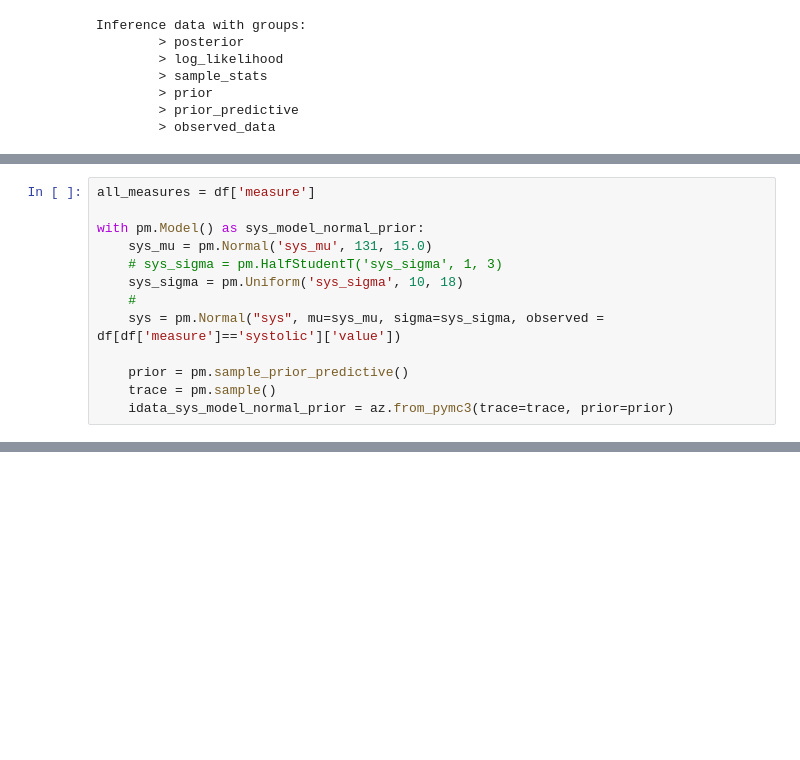
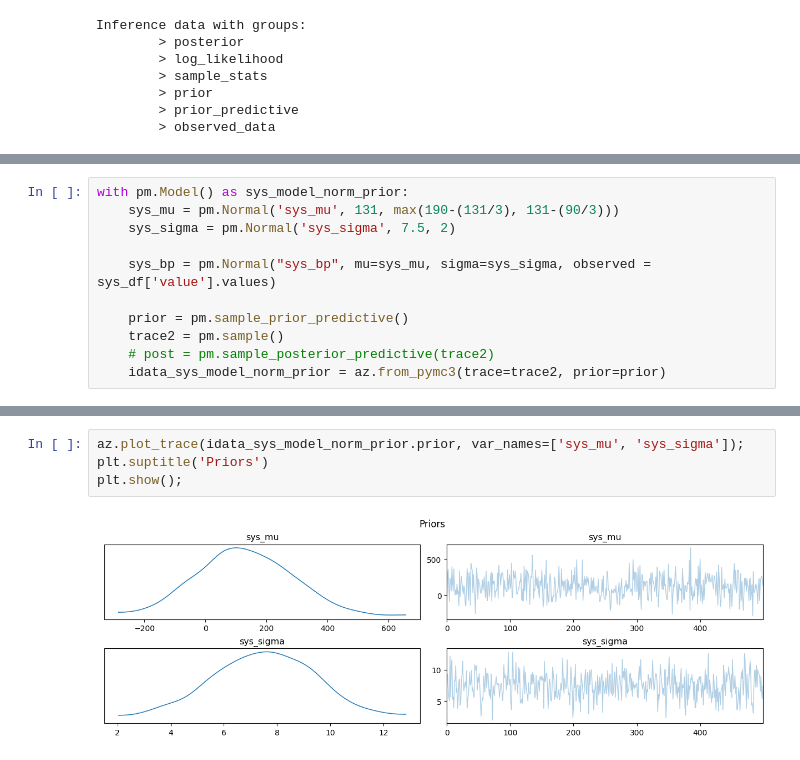
Before and after one commit to jointprob/bmcp-notes, a Jupyter notebook: projects/blood-pressure/blood-pressure.ipynb, the cells around one changed output, grey strips where cells are left out. Drawn from its saved outputs; the diff is of its cells as text; blank space fills up the shorter version.

```diff
--- a/projects/blood-pressure/blood-pressure.ipynb
+++ b/projects/blood-pressure/blood-pressure.ipynb
@@ -193,13 +249,0 @@ plt.show();
-# %%
-all_measures = df['measure']
-
-with pm.Model() as sys_model_normal_prior:
-    sys_mu = pm.Normal('sys_mu', 131, 15.0)
-    # sys_sigma = pm.HalfStudentT('sys_sigma', 1, 3)
-    sys_sigma = pm.Uniform('sys_sigma', 10, 18)
-    #
-    sys = pm.Normal("sys", mu=sys_mu, sigma=sys_sigma, observed = df[df['measure']=='systolic']['value'])
-
-    prior = pm.sample_prior_predictive()
-    trace = pm.sample()
-    idata_sys_model_normal_prior = az.from_pymc3(trace=trace, prior=prior)
@@ -247,0 +263,11 @@ plt.show();
+# %%
+with pm.Model() as sys_model_norm_prior:
+    sys_mu = pm.Normal('sys_mu', 131, max(190-(131/3), 131-(90/3)))
+    sys_sigma = pm.Normal('sys_sigma', 7.5, 2)
+
+    sys_bp = pm.Normal("sys_bp", mu=sys_mu, sigma=sys_sigma, observed = sys_df['value'].values)
+
+    prior = pm.sample_prior_predictive()
+    trace2 = pm.sample()
+    # post = pm.sample_posterior_predictive(trace2)
+    idata_sys_model_norm_prior = az.from_pymc3(trace=trace2, prior=prior)
@@ -247,0 +295,6 @@ plt.show();
+# %%
+az.plot_trace(idata_sys_model_norm_prior.prior, var_names=['sys_mu', 'sys_sigma']);
+plt.suptitle('Priors')
+plt.show();
+# %% [output]
+[figure, added]
```
Also changed, not shown: parts of 57 cells of this notebook, 1 other file.
